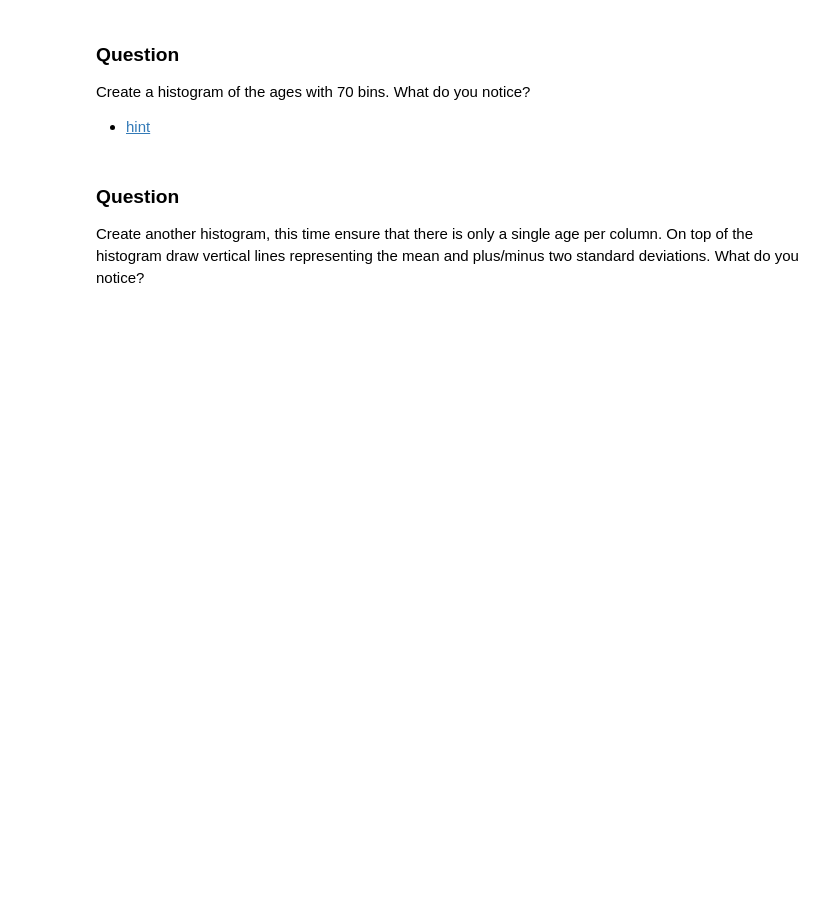
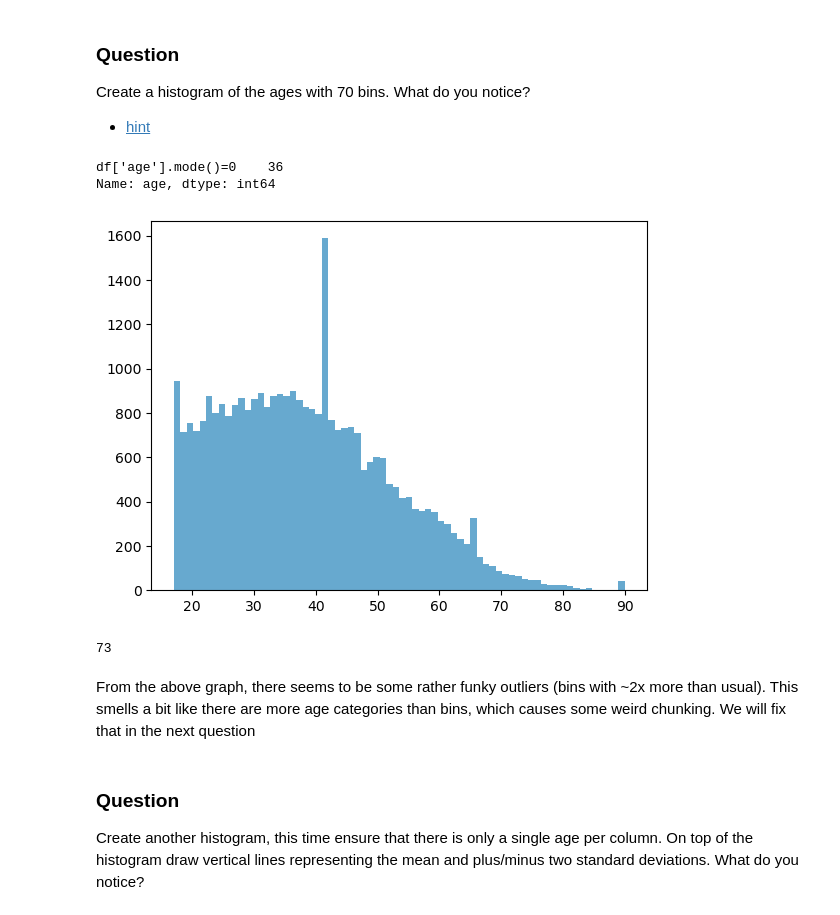
Before and after one commit to Rysias/aas-extended-examples, a Jupyter notebook: example-0/example-0-questions-JHR.ipynb, the cells around one changed output. Saved outputs shown, nothing was run; the diff lists cells and outputs as text; code cells hidden in the pictures; blank space fills up the shorter version.

```diff
--- a/example-0/example-0-questions-JHR.ipynb
+++ b/example-0/example-0-questions-JHR.ipynb
@@ -369,6 +483,20 @@ If this seems too easy, why not try generate the text for a markdown table too!
 Create a histogram of the ages with 70 bins. What do you notice?
 
 - [hint](https://matplotlib.org/stable/api/_as_gen/matplotlib.pyplot.hist.html)
+# %%
+# Histogram of age
+plt.figure()
+plt.hist(df["age"], bins = 70, color = "#67a9cf")
+# %% [output]
+df['age'].mode()=0    36
+Name: age, dtype: int64
+[figure, added]
+# %%
+np.unique(df["age"]).size
+# %% [output]
+73
+# %% [markdown]
+From the above graph, there seems to be some rather funky outliers (bins with ~2x more than usual). This smells a bit like there are more age categories than bins, which causes some weird chunking. We will fix that in the next question
 # %% [markdown]
 ### Question
 
```
Also changed, not shown: parts of 13 cells of this notebook.
